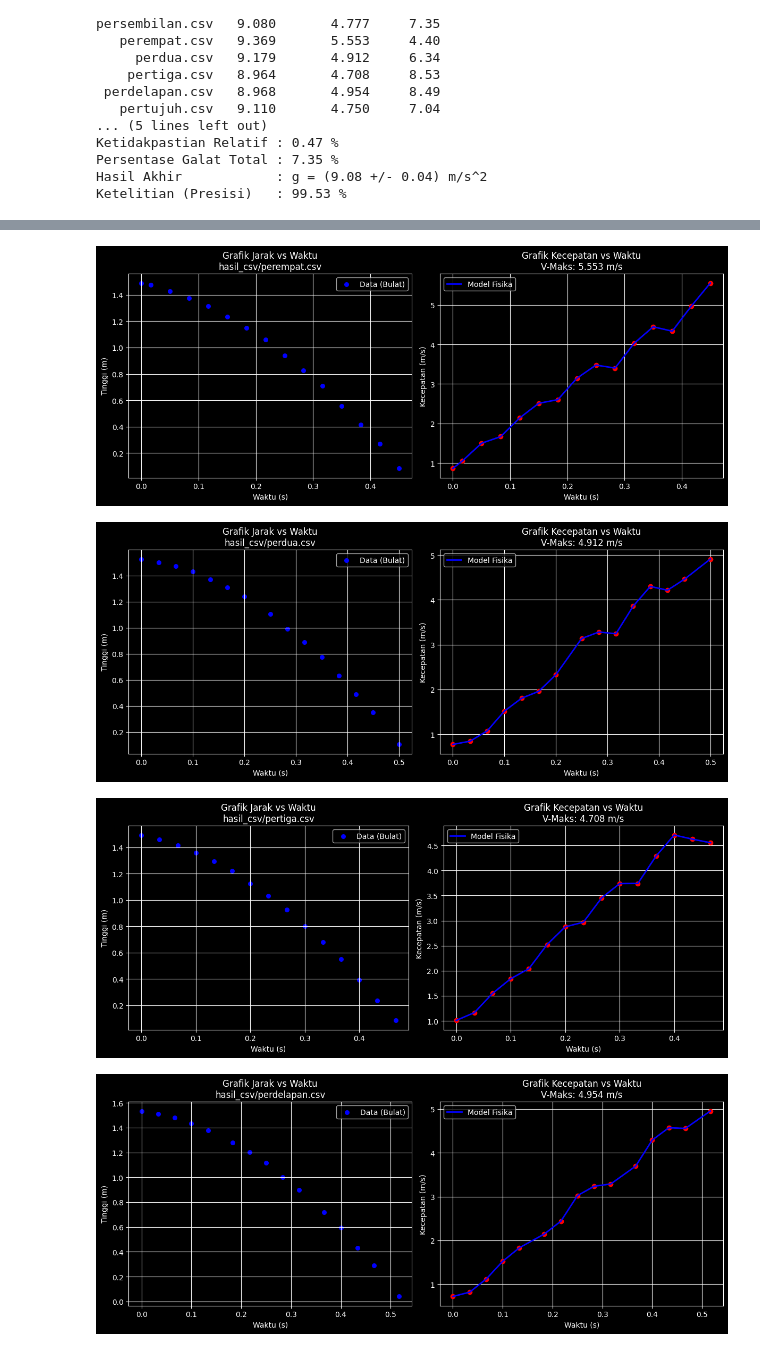
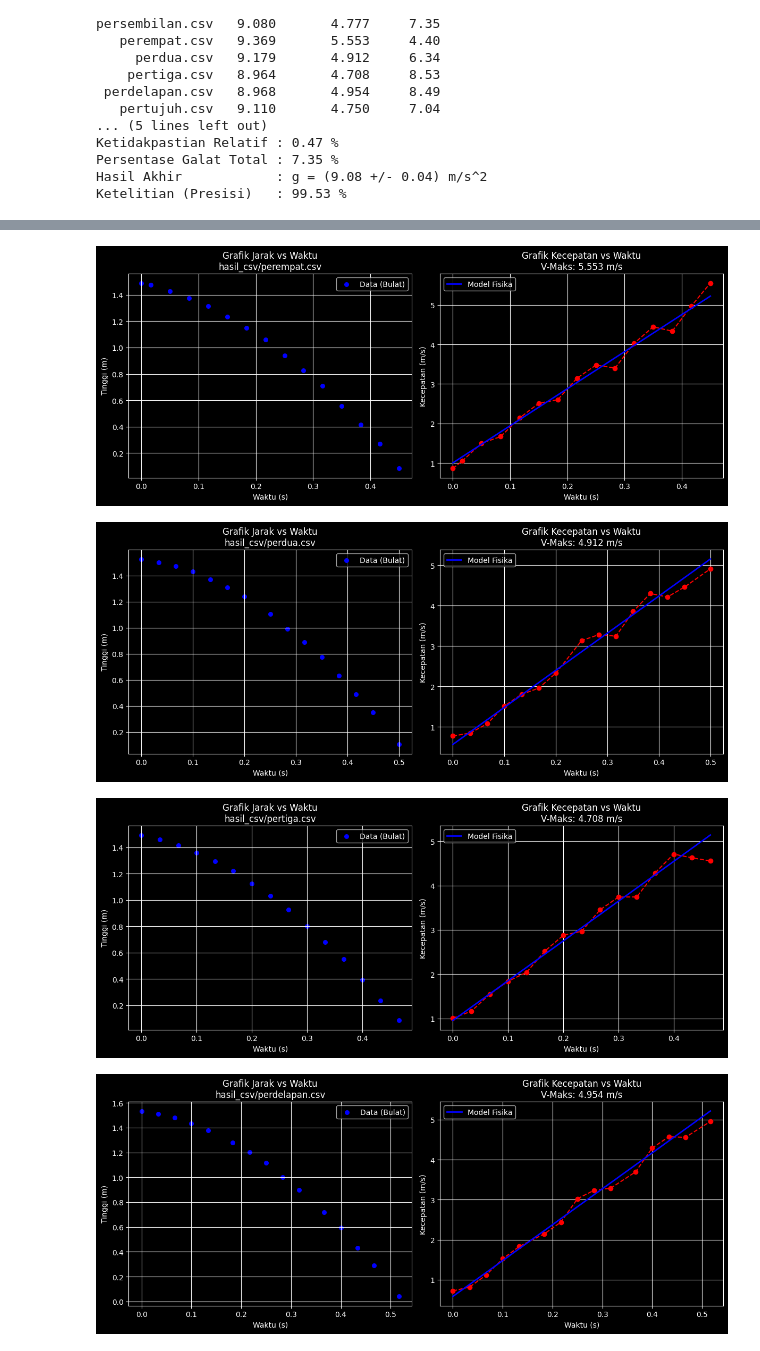
Before and after one commit to ThenmusteSatrio/measurement_ball_opencv, a Jupyter notebook: finding_value.ipynb, the cells around one changed output, grey strips where cells are left out. Cells and saved outputs as stored; diff of their text form; code cells hidden in the pictures.

Commit message:
change validation frame image

```diff
--- a/finding_value.ipynb
+++ b/finding_value.ipynb
@@ -131,18 +131,21 @@ def calculate_g_and_v_max(file_path):
         return y0 + v0 * t_val - 0.5 * g_val * t_val**2
 
     popt, _ = curve_fit(model_glbb, t, y, p0=[9.8, 0, 1.5])
+    g_observasi = abs(popt[0])
+    v0_observasi = popt[1]
+    v_teoritis = g_observasi * t - v0_observasi
     g_obj = abs(popt[0])
 
     v = -np.gradient(y, t)
     v_max = v.max()
 
-    return g_obj, v_max, t, y, v
+    return g_obj, v_max, t, y, v, v_teoritis
 
 files = glob.glob(os.path.join(FOLDER_DATA, "*.csv"))
 results = []
 
 for f in files:
-    g_individu, vmax, t, y, v = calculate_g_and_v_max(f)
+    g_individu, vmax, t, y, v, _ = calculate_g_and_v_max(f)
 
     galat_individu = (abs(g_individu - G_REF) / G_REF) * 100
 
@@ -215,7 +218,7 @@ Ketelitian (Presisi)   : 99.53 %
 # %%
 import matplotlib.pyplot as plt
 for f in files:
-    g_individu, vmax, t, y, v = calculate_g_and_v_max(f)
+    g_individu, vmax, t, y, v, v_teori = calculate_g_and_v_max(f)
 
     plt.figure(figsize=(12, 5))
 
@@ -231,7 +234,7 @@ for f in files:
     # Kecepatan vs Waktu
     plt.subplot(1, 2, 2)
     plt.plot(t, v, marker='o', color='red', linestyle='--')
-    plt.plot(t, v, color='blue', linewidth=2, label='Model Fisika')
+    plt.plot(t, v_teori, color='blue', linewidth=2, label='Model Fisika')
     plt.title(f"Grafik Kecepatan vs Waktu\nV-Maks: {round(vmax, 3)} m/s")
     plt.xlabel("Waktu (s)")
     plt.ylabel("Kecepatan (m/s)")
@@ -249,4 +252,4 @@ for f in files:
-[figure, old version]
+[figure, new version]
-[figure, old version]
+[figure, new version]
-[figure, old version]
+[figure, new version]
-[figure, old version]
+[figure, new version]
```
Also changed, not shown: parts of 2 cells of this notebook, 20 other files.
